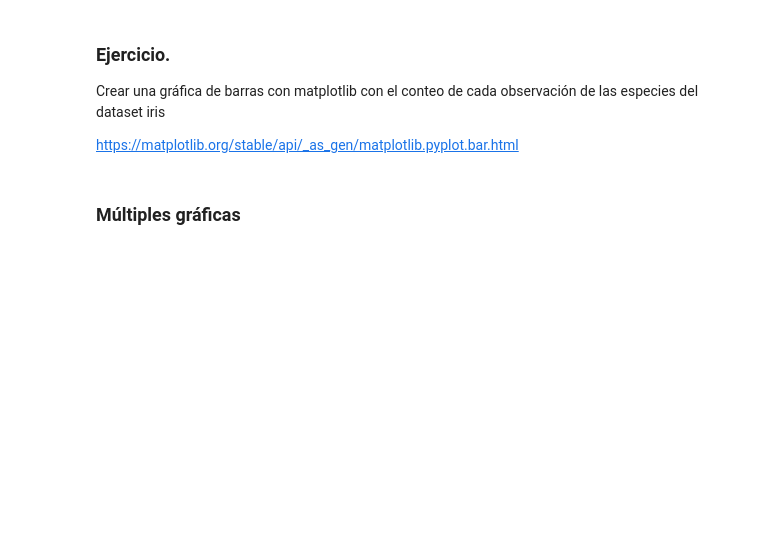
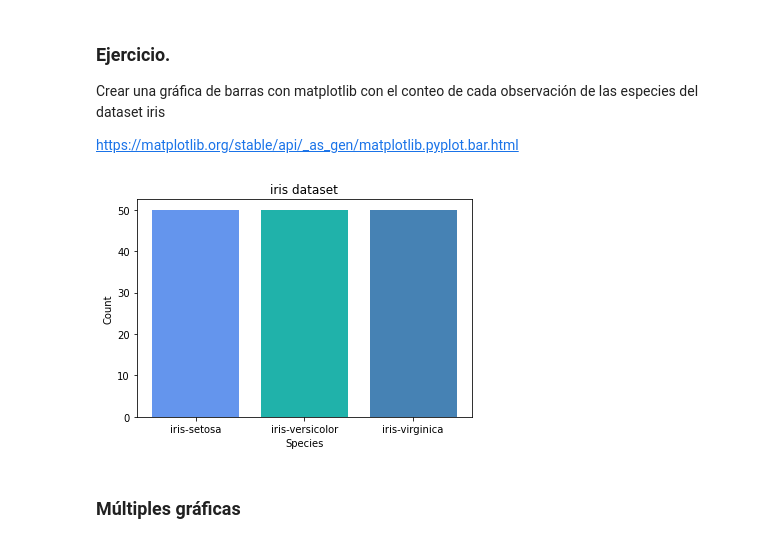
Before and after one commit to neucast/dgef-data-science, a Jupyter notebook: session-20-graphics-part-2/src/Modulo5_Visualización.ipynb, the cells around one changed output. Cells and saved outputs as stored; diff of their text form; code cells hidden in the pictures; blank space fills up the shorter version.

Commit message:
Exercise solved. Module 5. Graphics part 2. Luis Neumann. November 5th., 2021.

```diff
--- a/session-20-graphics-part-2/src/Modulo5_Visualización.ipynb
+++ b/session-20-graphics-part-2/src/Modulo5_Visualización.ipynb
@@ -167,6 +211,15 @@ fig.show()
 Crear una gráfica de barras con matplotlib con el conteo de cada observación de las especies del dataset iris
 
 https://matplotlib.org/stable/api/_as_gen/matplotlib.pyplot.bar.html
+# %%
+df = iris_df.groupby("target_name")['sepal length (cm)'].count().to_frame().reset_index()
+plt.bar(df['target_name'],df['sepal length (cm)'], color=['cornflowerblue','lightseagreen','steelblue'])
+plt.title('iris dataset')
+plt.xlabel('Species')
+plt.ylabel('Count')
+plt.show()
+# %% [output]
+[figure, added]
 # %% [markdown]
 ### Múltiples gráficas
 # %% [markdown]
```
Also changed, not shown: parts of 21 cells of this notebook.
